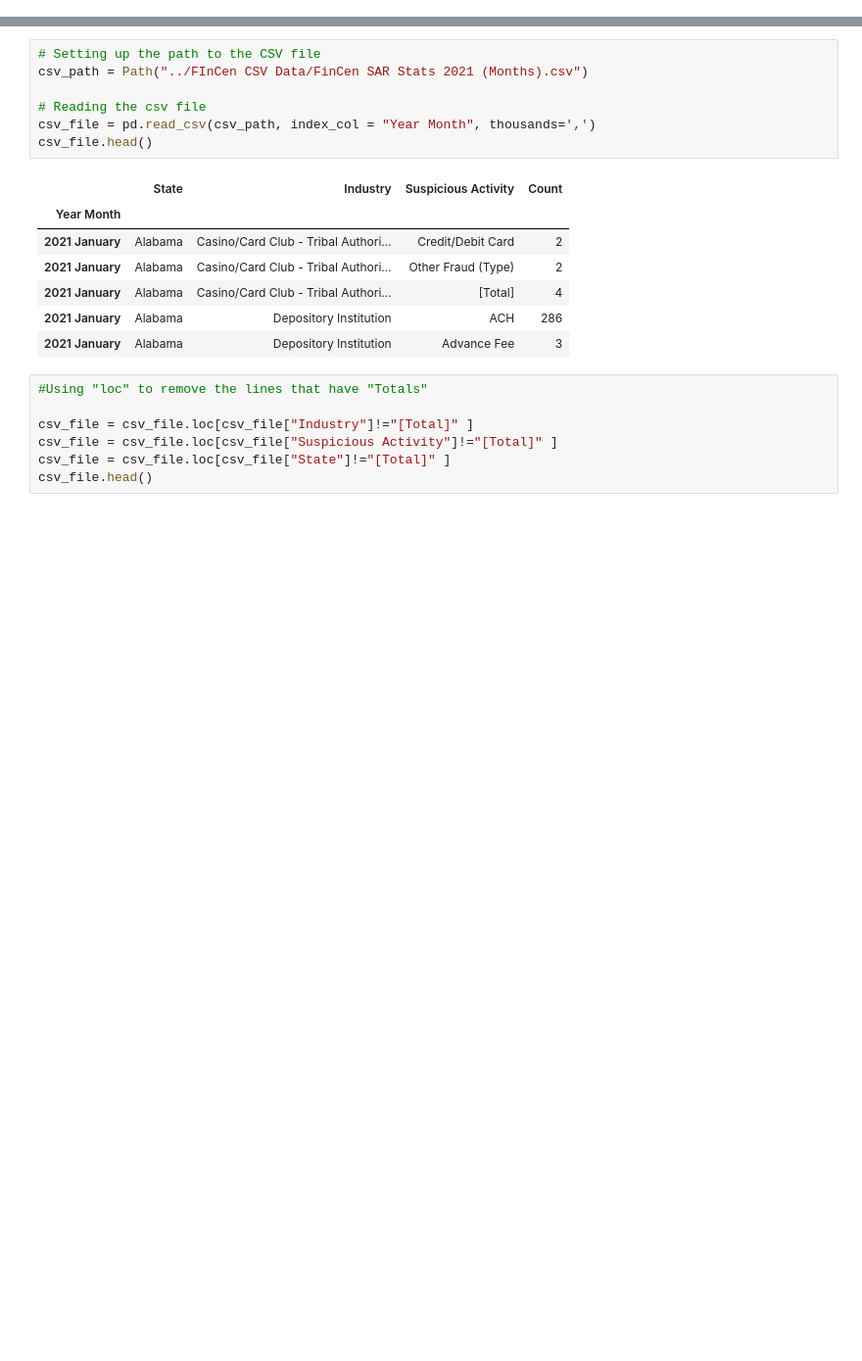
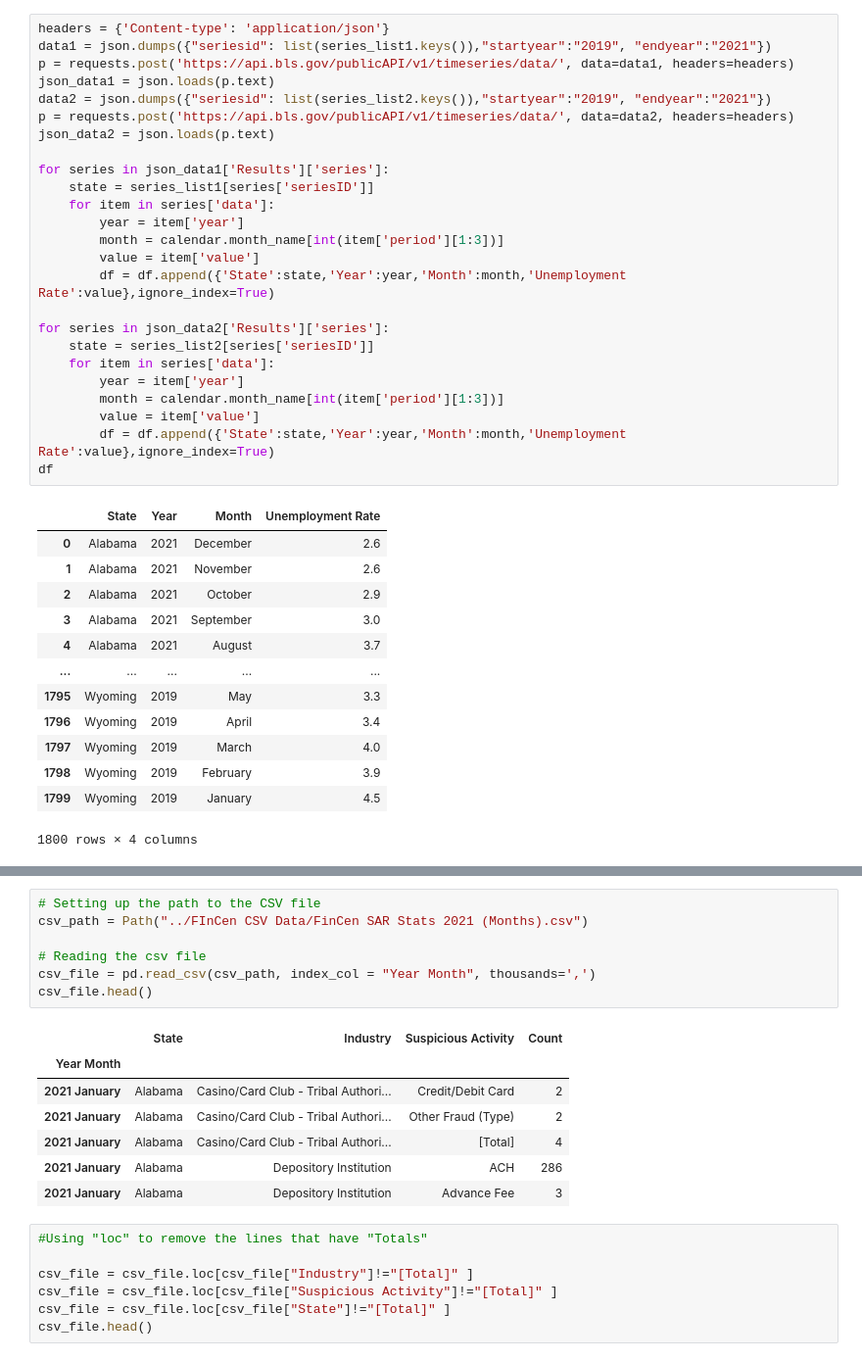
Before and after one commit to AkanSri/Project-1, a Jupyter notebook: Personal_Hakob/code_hakob.ipynb, the cells around one changed output, grey strips where cells are left out. Shown at 98% size. Cells and saved outputs as stored; diff of their text form; blank space fills up the shorter version.

```diff
--- a/Personal_Hakob/code_hakob.ipynb
+++ b/Personal_Hakob/code_hakob.ipynb
@@ -8,0 +29,39 @@ import hvplot.pandas
+# %%
+headers = {'Content-type': 'application/json'}
+data1 = json.dumps({"seriesid": list(series_list1.keys()),"startyear":"2019", "endyear":"2021"})
+p = requests.post('https://api.bls.gov/publicAPI/v1/timeseries/data/', data=data1, headers=headers)
+json_data1 = json.loads(p.text)
+data2 = json.dumps({"seriesid": list(series_list2.keys()),"startyear":"2019", "endyear":"2021"})
+p = requests.post('https://api.bls.gov/publicAPI/v1/timeseries/data/', data=data2, headers=headers)
+json_data2 = json.loads(p.text)
+
+for series in json_data1['Results']['series']:
+    state = series_list1[series['seriesID']]
+    for item in series['data']:
+        year = item['year']
+        month = calendar.month_name[int(item['period'][1:3])]
+        value = item['value']
+        df = df.append({'State':state,'Year':year,'Month':month,'Unemployment Rate':value},ignore_index=True)
+
+for series in json_data2['Results']['series']:
+    state = series_list2[series['seriesID']]
+    for item in series['data']:
+        year = item['year']
+        month = calendar.month_name[int(item['period'][1:3])]
+        value = item['value']
+        df = df.append({'State':state,'Year':year,'Month':month,'Unemployment Rate':value},ignore_index=True)
+df
+# %% [output]
+|  | State | Year | Month | Unemployment Rate |
+| 0 | Alabama | 2021 | December | 2.6 |
+| 1 | Alabama | 2021 | November | 2.6 |
+| 2 | Alabama | 2021 | October | 2.9 |
+| 3 | Alabama | 2021 | September | 3.0 |
+| 4 | Alabama | 2021 | August | 3.7 |
+| ... | ... | ... | ... | ... |
+| 1795 | Wyoming | 2019 | May | 3.3 |
+| 1796 | Wyoming | 2019 | April | 3.4 |
+| 1797 | Wyoming | 2019 | March | 4.0 |
+| 1798 | Wyoming | 2019 | February | 3.9 |
+| 1799 | Wyoming | 2019 | January | 4.5 |
+1800 rows × 4 columns
```
Also changed, not shown: parts of 9 cells of this notebook.
